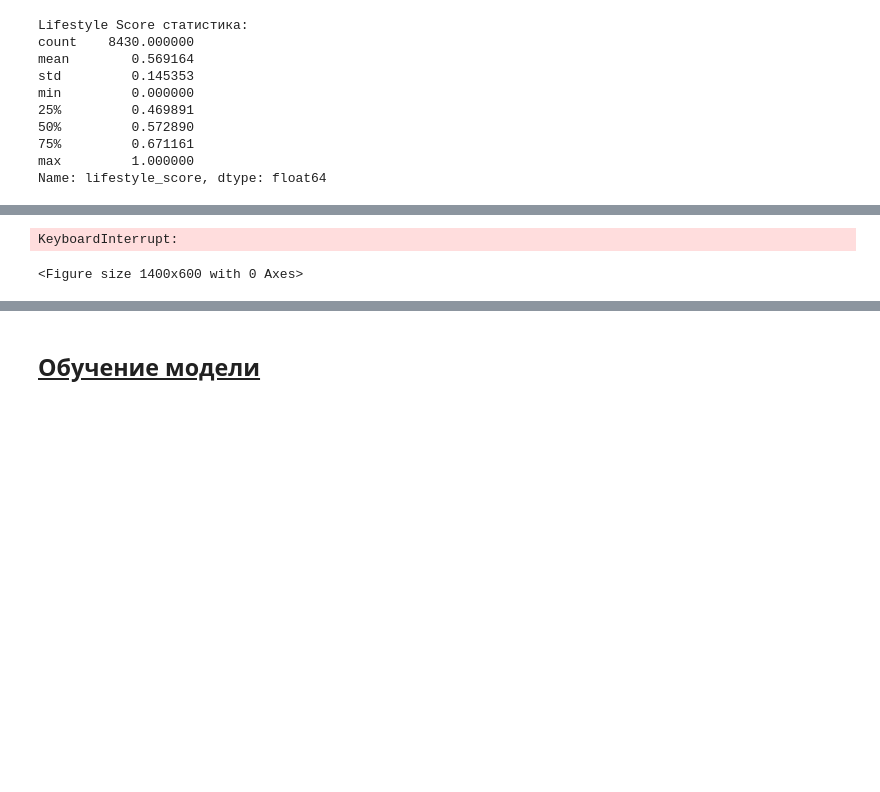
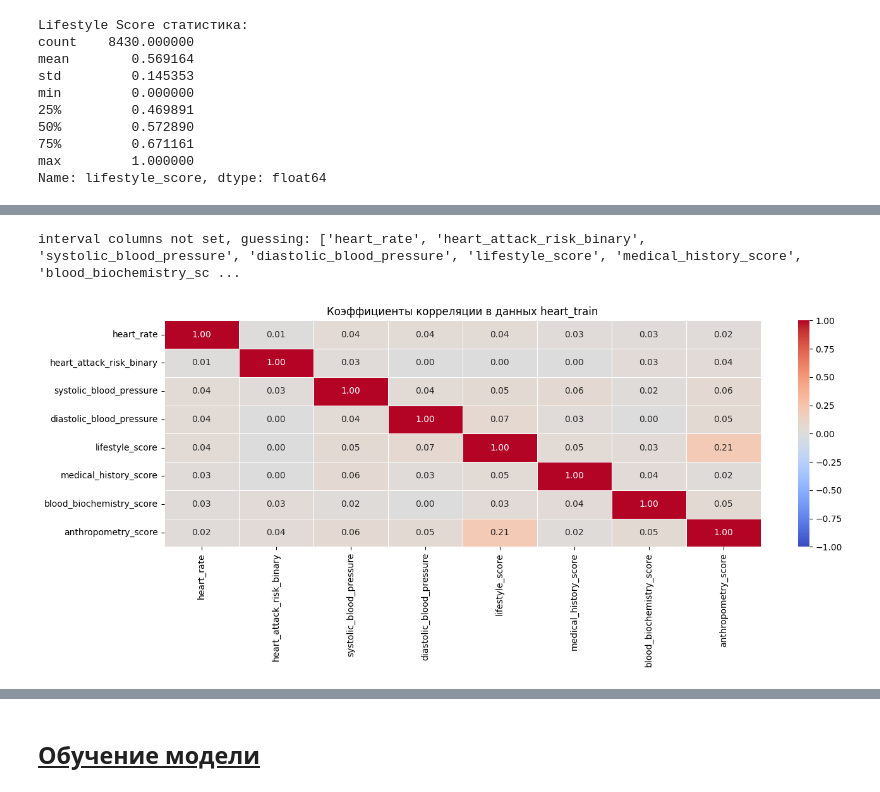
Before and after one commit to Torward1024/HeartML, a Jupyter notebook: notebook.ipynb, the cells around one changed output, grey strips where cells are left out. Saved outputs shown, nothing was run; the diff lists cells and outputs as text; code cells hidden in the pictures; blank space fills up the shorter version.

```diff
--- a/notebook.ipynb
+++ b/notebook.ipynb
@@ -2671,7 +2674,12 @@ Male       0  5877
 -	Наличие хронических заболеваний
 -	Биохимия крови
 # %%
-anthropometry = ['age', 'bmi', 'obesity', 'gender']
+anthropometry = ['age',
+                 'bmi',
+                 'obesity',
+                 'gender'
+]
+
 blood_biochemistry = [
     'cholesterol',
     'triglycerides',
@@ -2762,4 +2770,26 @@ heart_new['blood_biochemistry_score'] = (
 )
 
 heart_new['blood_biochemistry_score'] = heart_new['blood_biochemistry_score'] / 3
+# %%
+# Кодируем gender (Male = 1, Female = 0)
+heart_new['gender'] = (heart_new['gender'] == 'Male').astype(int)
+
+# Антропометрические факторы риска
+anthropometry_features = [
+    'age',              # возраст (старше = риск выше)
+    'bmi',              # ИМТ (выше = риск выше)
+    'obesity',          # ожирение (1 = риск выше)
+    'gender'    # мужской пол (1 = риск выше)
+]
+
+# Создаем anthropometry_score (чем ВЫШЕ - тем выше риск)
+heart_new['anthropometry_score'] = (
+    heart_new['age'] +
+    heart_new['bmi'] +
+    heart_new['obesity'] +
+    heart_new['gender']
+)
+
+# Нормируем от 0 до 1 (максимум = 4, так как все признаки в [0,1] или {0,1})
+heart_new['anthropometry_score'] = heart_new['anthropometry_score'] / 4
 # %%
@@ -2769,9 +2822,8 @@ KeyError: "['smoking', 'alcohol_consumption', 'exercise_hours_per_week', 'physic
 # %%
 # рассчитаем корреляцию и построим матрицу коэффициентов корреляции и тепловую карту
 corr_matrix = plot_corr_heatmap(heart_new,
-                                title = 'Коэффициенты корреляции в данных heart_train',
-                                columns = interval_columns)
+                                title = 'Коэффициенты корреляции в данных heart_train')
 display(corr_matrix)
 # %% [output]
-KeyboardInterrupt:
+interval columns not set, guessing: ['heart_rate', 'heart_attack_risk_binary', 'systolic_blood_pressure', 'diastolic_blood_pressure', 'lifestyle_score', 'medical_history_score', 'blood_biochemistry_sc ...
-<Figure size 1400x600 with 0 Axes>
+[figure, added]
```
Also changed, not shown: parts of 14 cells of this notebook.
